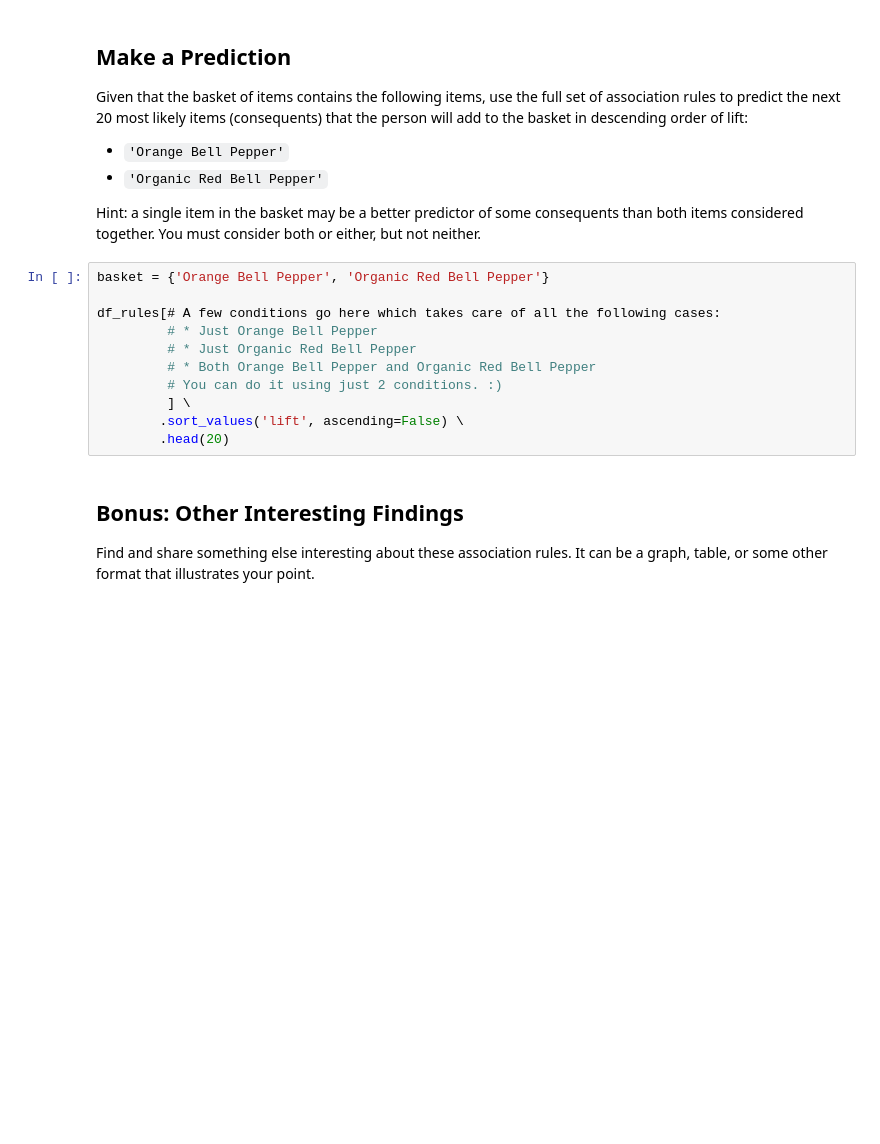
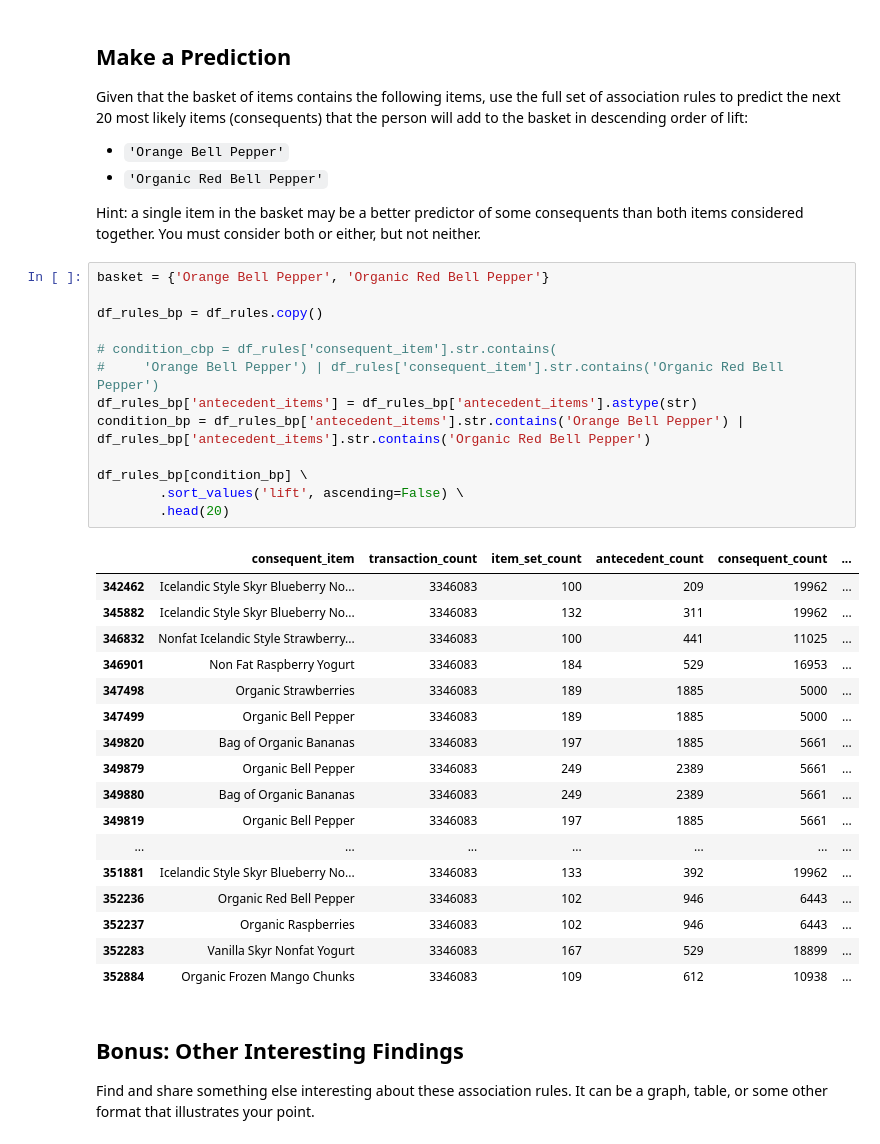
Before and after one commit to alyliann/my-fork-2024-DS-Tue, a Jupyter notebook: Week-05-Unsupervised-Learning/Exercise-AV.ipynb, the cells around one changed output. Drawn from its saved outputs; the diff is of its cells as text; blank space fills up the shorter version.

```diff
--- a/Week-05-Unsupervised-Learning/Exercise-AV.ipynb
+++ b/Week-05-Unsupervised-Learning/Exercise-AV.ipynb
@@ -198,14 +198,34 @@ Hint: a single item in the basket may be a better predictor of some consequents
 # %%
 basket = {'Orange Bell Pepper', 'Organic Red Bell Pepper'}
 
-df_rules[# A few conditions go here which takes care of all the following cases:
-         # * Just Orange Bell Pepper
-         # * Just Organic Red Bell Pepper
-         # * Both Orange Bell Pepper and Organic Red Bell Pepper
-         # You can do it using just 2 conditions. :)
-         ] \
+df_rules_bp = df_rules.copy()
+
+# condition_cbp = df_rules['consequent_item'].str.contains(
+#     'Orange Bell Pepper') | df_rules['consequent_item'].str.contains('Organic Red Bell Pepper')
+df_rules_bp['antecedent_items'] = df_rules_bp['antecedent_items'].astype(str)
+condition_bp = df_rules_bp['antecedent_items'].str.contains('Orange Bell Pepper') | df_rules_bp['antecedent_items'].str.contains('Organic Red Bell Pepper')
+
+df_rules_bp[condition_bp] \
         .sort_values('lift', ascending=False) \
         .head(20)
+# %% [output]
+|  | consequent_item | transaction_count | item_set_count | antecedent_count | consequent_count | ... |
+| 342462 | Icelandic Style Skyr Blueberry No... | 3346083 | 100 | 209 | 19962 | ... |
+| 345882 | Icelandic Style Skyr Blueberry No... | 3346083 | 132 | 311 | 19962 | ... |
+| 346832 | Nonfat Icelandic Style Strawberry... | 3346083 | 100 | 441 | 11025 | ... |
+| 346901 | Non Fat Raspberry Yogurt | 3346083 | 184 | 529 | 16953 | ... |
+| 347498 | Organic Strawberries | 3346083 | 189 | 1885 | 5000 | ... |
+| 347499 | Organic Bell Pepper | 3346083 | 189 | 1885 | 5000 | ... |
+| 349820 | Bag of Organic Bananas | 3346083 | 197 | 1885 | 5661 | ... |
+| 349879 | Organic Bell Pepper | 3346083 | 249 | 2389 | 5661 | ... |
+| 349880 | Bag of Organic Bananas | 3346083 | 249 | 2389 | 5661 | ... |
+| 349819 | Organic Bell Pepper | 3346083 | 197 | 1885 | 5661 | ... |
+| ... | ... | ... | ... | ... | ... | ... |
+| 351881 | Icelandic Style Skyr Blueberry No... | 3346083 | 133 | 392 | 19962 | ... |
+| 352236 | Organic Red Bell Pepper | 3346083 | 102 | 946 | 6443 | ... |
+| 352237 | Organic Raspberries | 3346083 | 102 | 946 | 6443 | ... |
+| 352283 | Vanilla Skyr Nonfat Yogurt | 3346083 | 167 | 529 | 18899 | ... |
+| 352884 | Organic Frozen Mango Chunks | 3346083 | 109 | 612 | 10938 | ... |
 # %% [markdown]
 ## Bonus: Other Interesting Findings
 
```
Also changed, not shown: parts of 3 cells of this notebook.
